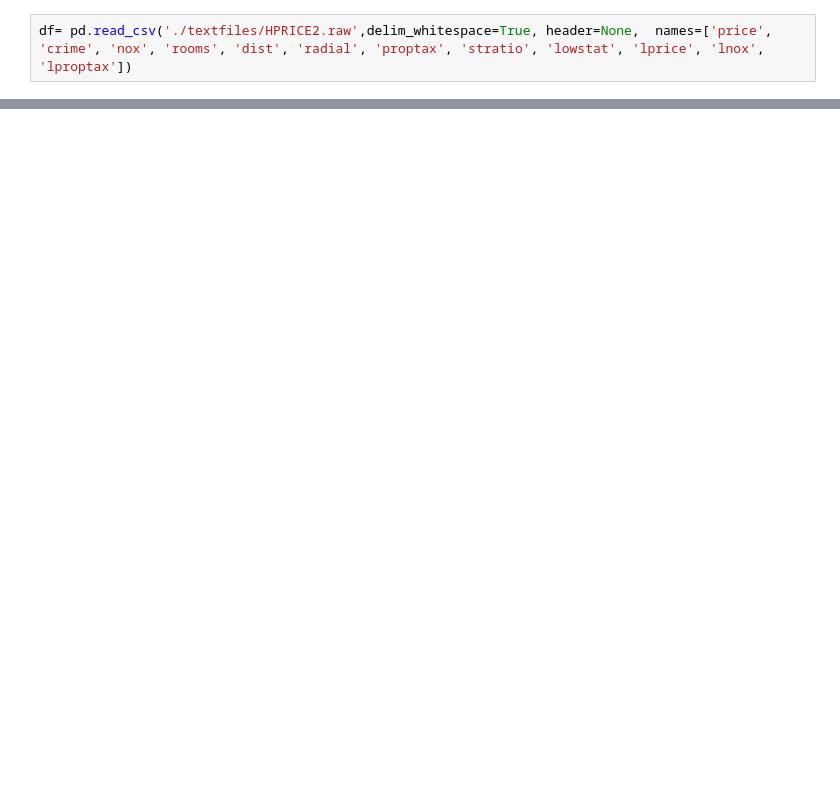
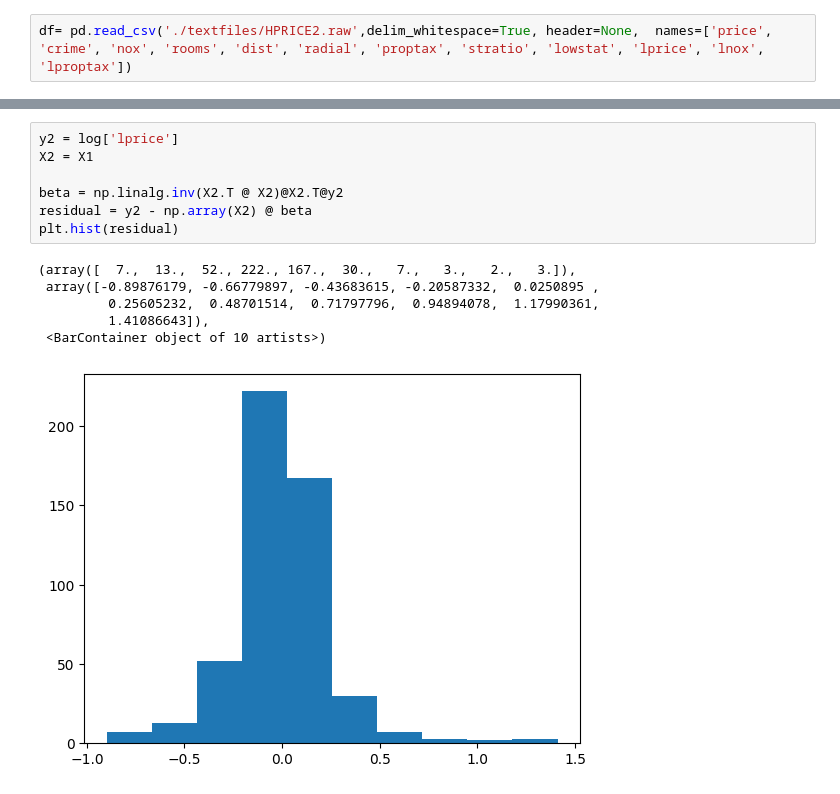
Before and after one commit to LucasChevrierGit/econometricsProject, a Jupyter notebook: project.ipynb, the cells around one changed output, grey strips where cells are left out. Drawn from its saved outputs; the diff is of its cells as text; blank space fills up the shorter version.

```diff
--- a/project.ipynb
+++ b/project.ipynb
@@ -86,0 +150,14 @@ X
+# %%
+y2 = log['lprice']
+X2 = X1
+
+beta = np.linalg.inv(X2.T @ X2)@X2.T@y2
+residual = y2 - np.array(X2) @ beta
+plt.hist(residual)
+# %% [output]
+(array([  7.,  13.,  52., 222., 167.,  30.,   7.,   3.,   2.,   3.]),
+ array([-0.89876179, -0.66779897, -0.43683615, -0.20587332,  0.0250895 ,
+         0.25605232,  0.48701514,  0.71797796,  0.94894078,  1.17990361,
+         1.41086643]),
+ <BarContainer object of 10 artists>)
+[figure, added]
```
Also changed, not shown: parts of 20 cells of this notebook.
